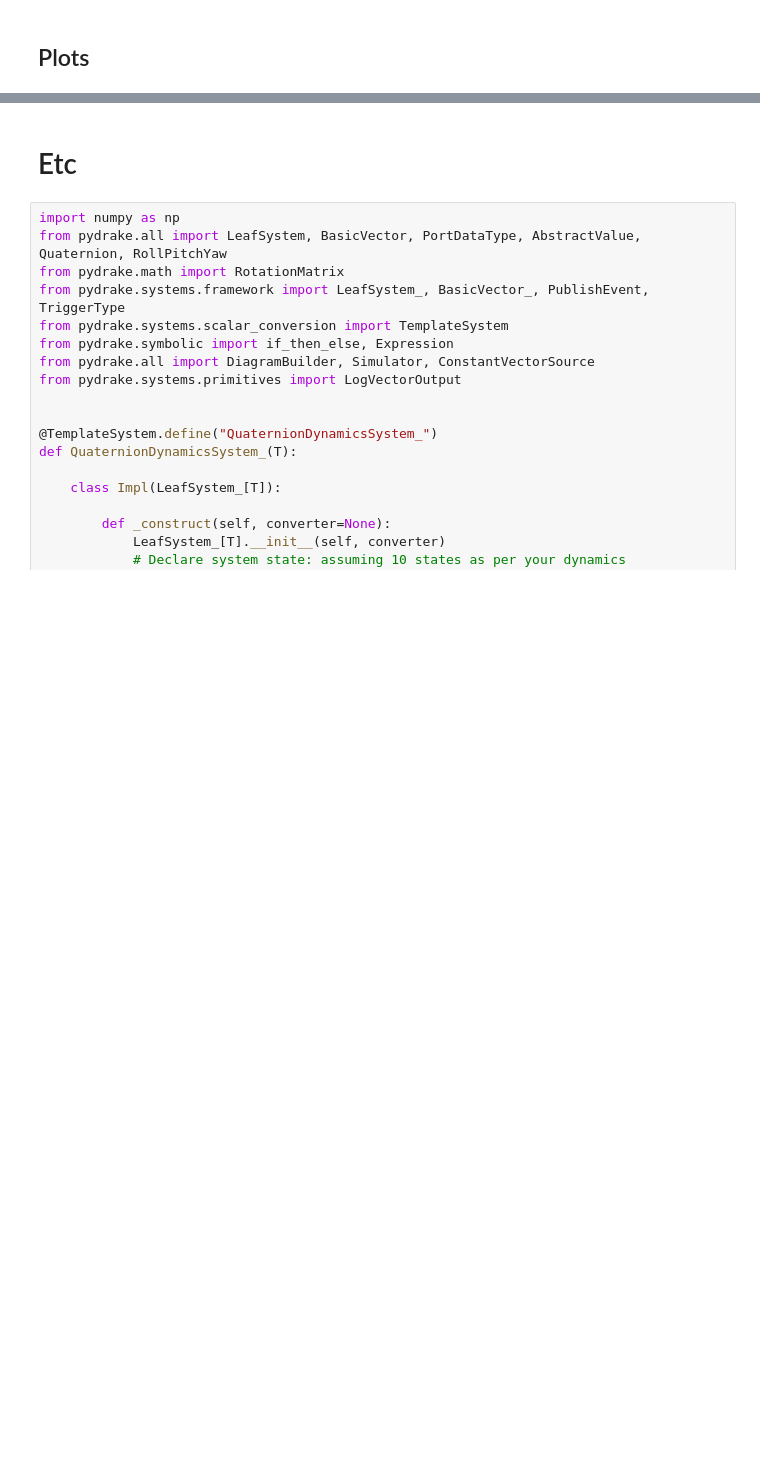
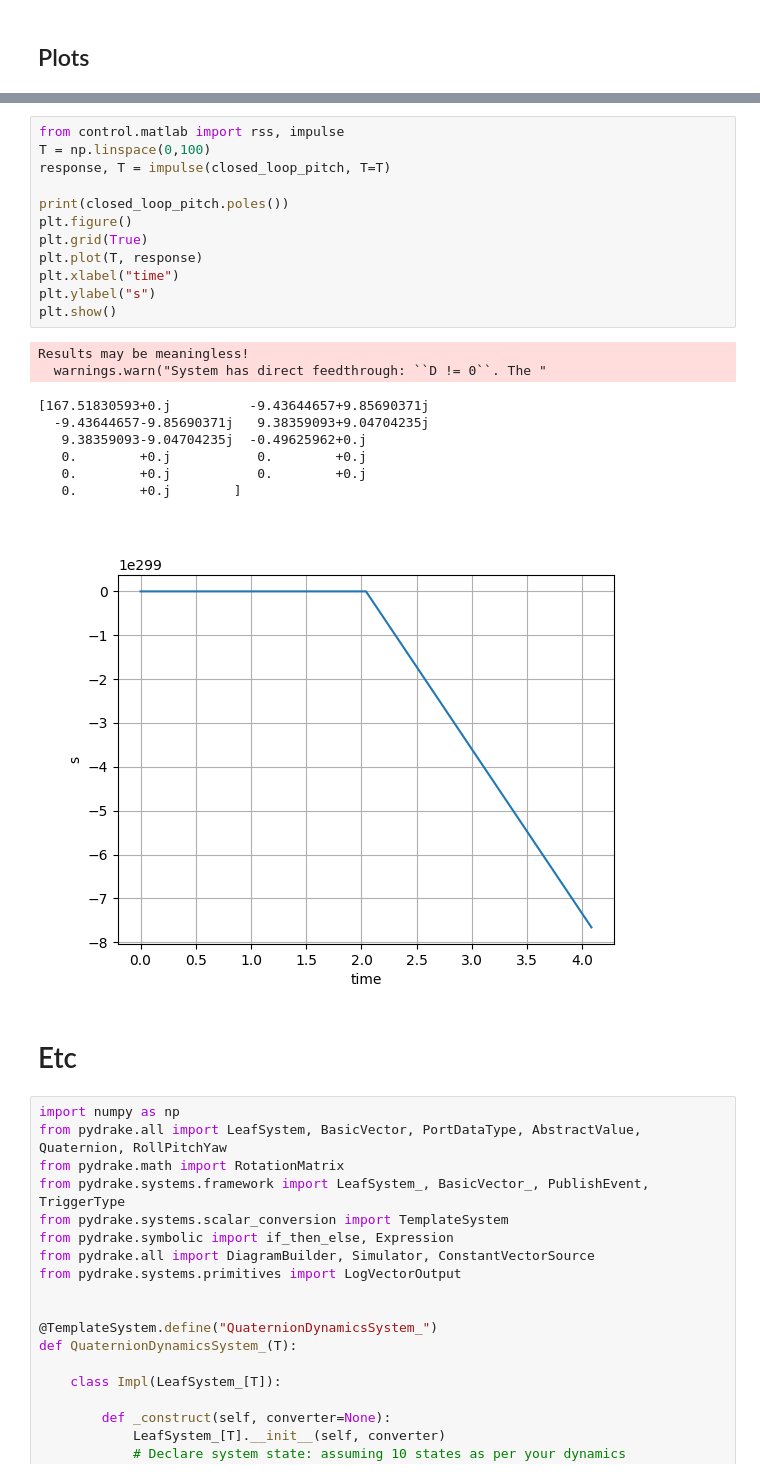
Before and after one commit to Vince-C156/Control-Fundementals, a Jupyter notebook: PID2_Transfer_Functions.ipynb, the cells around one changed output, grey strips where cells are left out. Saved outputs shown, nothing was run; the diff lists cells and outputs as text; blank space fills up the shorter version.

```diff
--- a/PID2_Transfer_Functions.ipynb
+++ b/PID2_Transfer_Functions.ipynb
@@ -394,3 +473,25 @@ plt.show()
+# %%
+from control.matlab import rss, impulse
+T = np.linspace(0,100)
+response, T = impulse(closed_loop_pitch, T=T)
+
+print(closed_loop_pitch.poles())
+plt.figure()
+plt.grid(True)
+plt.plot(T, response)
+plt.xlabel("time")
+plt.ylabel("s")
+plt.show()
+# %% [output]
+Results may be meaningless!
+  warnings.warn("System has direct feedthrough: ``D != 0``. The "
+[167.51830593+0.j          -9.43644657+9.85690371j
+  -9.43644657-9.85690371j   9.38359093+9.04704235j
+   9.38359093-9.04704235j  -0.49625962+0.j
+   0.        +0.j           0.        +0.j
+   0.        +0.j           0.        +0.j
+   0.        +0.j        ]
+[figure, added]
 # %% [markdown]
 # Etc
 # %%
```
Also changed, not shown: parts of 8 cells of this notebook.
